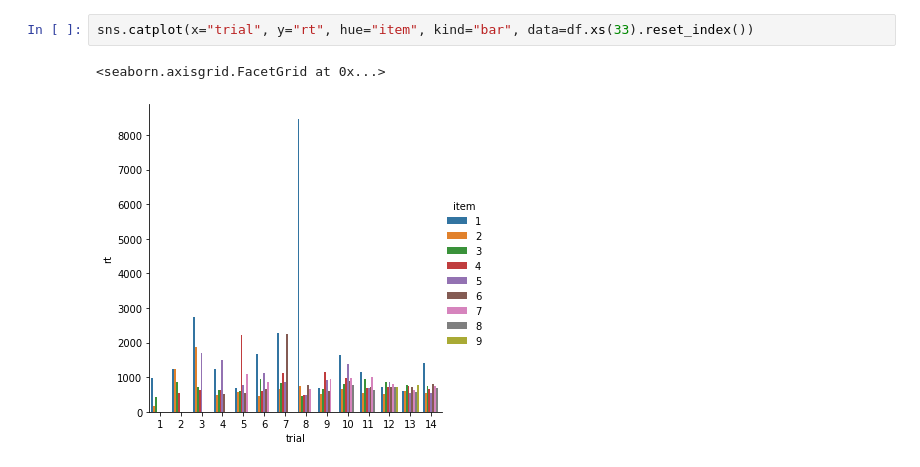
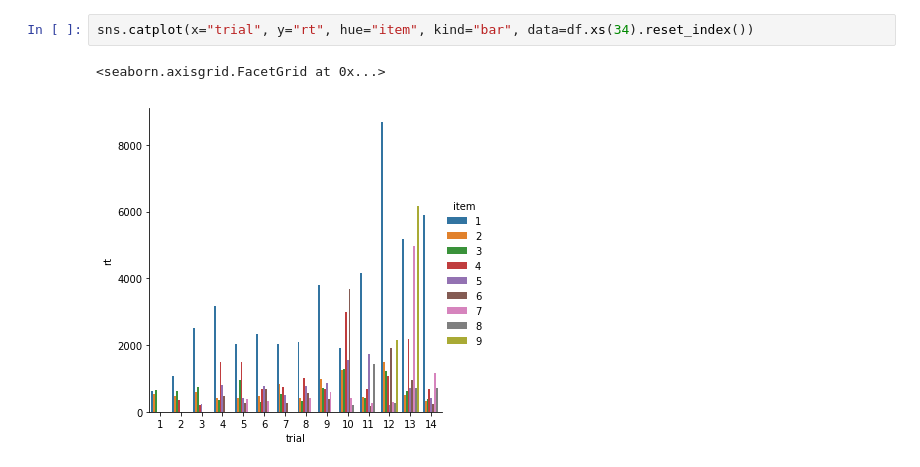
Before and after one commit to NeonSodium/TE_Cognitive_web, a Jupyter notebook: data/data.ipynb, the cells around one changed output. Cells and saved outputs as stored; diff of their text form.

Commit message:
data fix

```diff
--- a/data/data.ipynb
+++ b/data/data.ipynb
@@ -85,5 +95,5 @@ sns.catplot(x="trial", y="rt", kind="bar", data=rt.reset_index())
 # %%
-sns.catplot(x="trial", y="rt", hue="item", kind="bar", data=df.xs(33).reset_index())
+sns.catplot(x="trial", y="rt", hue="item", kind="bar", data=df.xs(34).reset_index())
 # %% [output]
 <seaborn.axisgrid.FacetGrid at 0x...>
-[figure, old version]
+[figure, new version]
```
Also changed, not shown: parts of 5 cells of this notebook, 1 other file.
